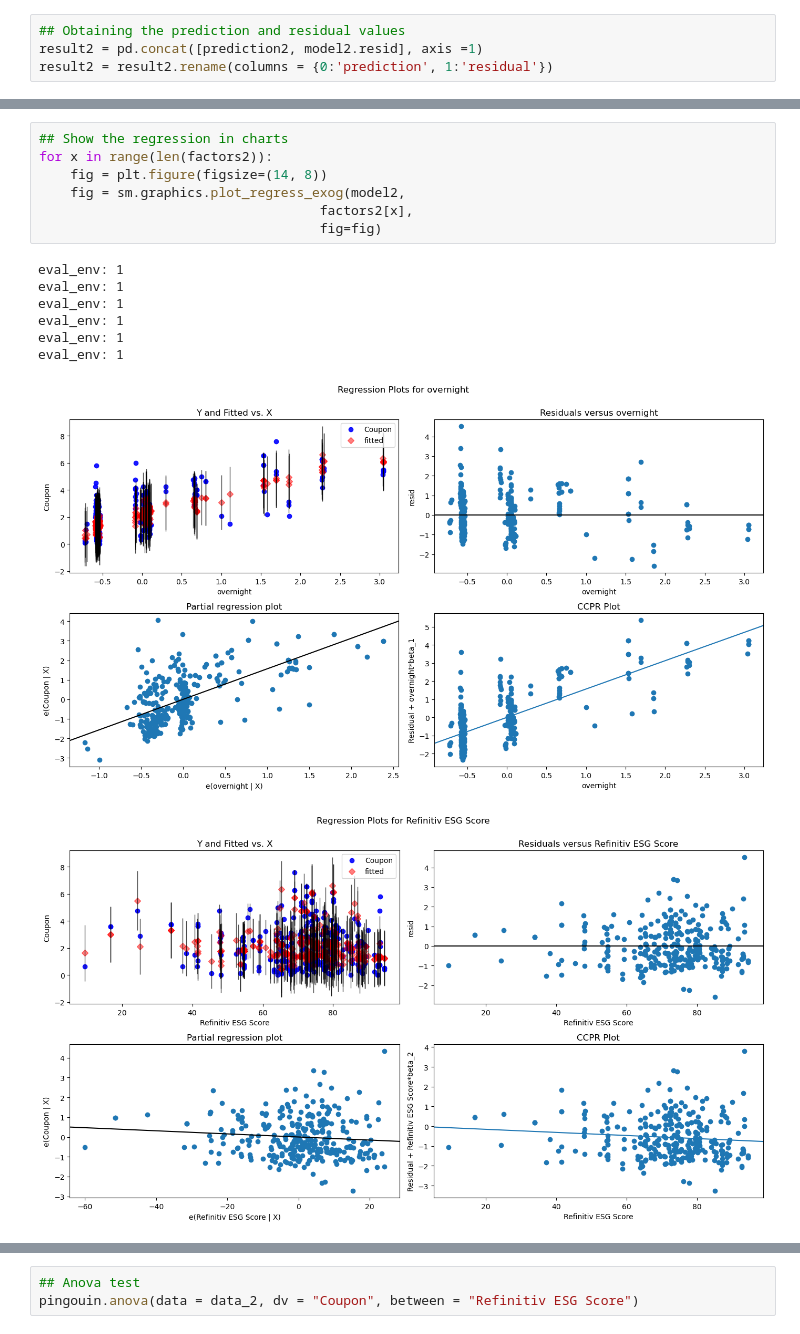
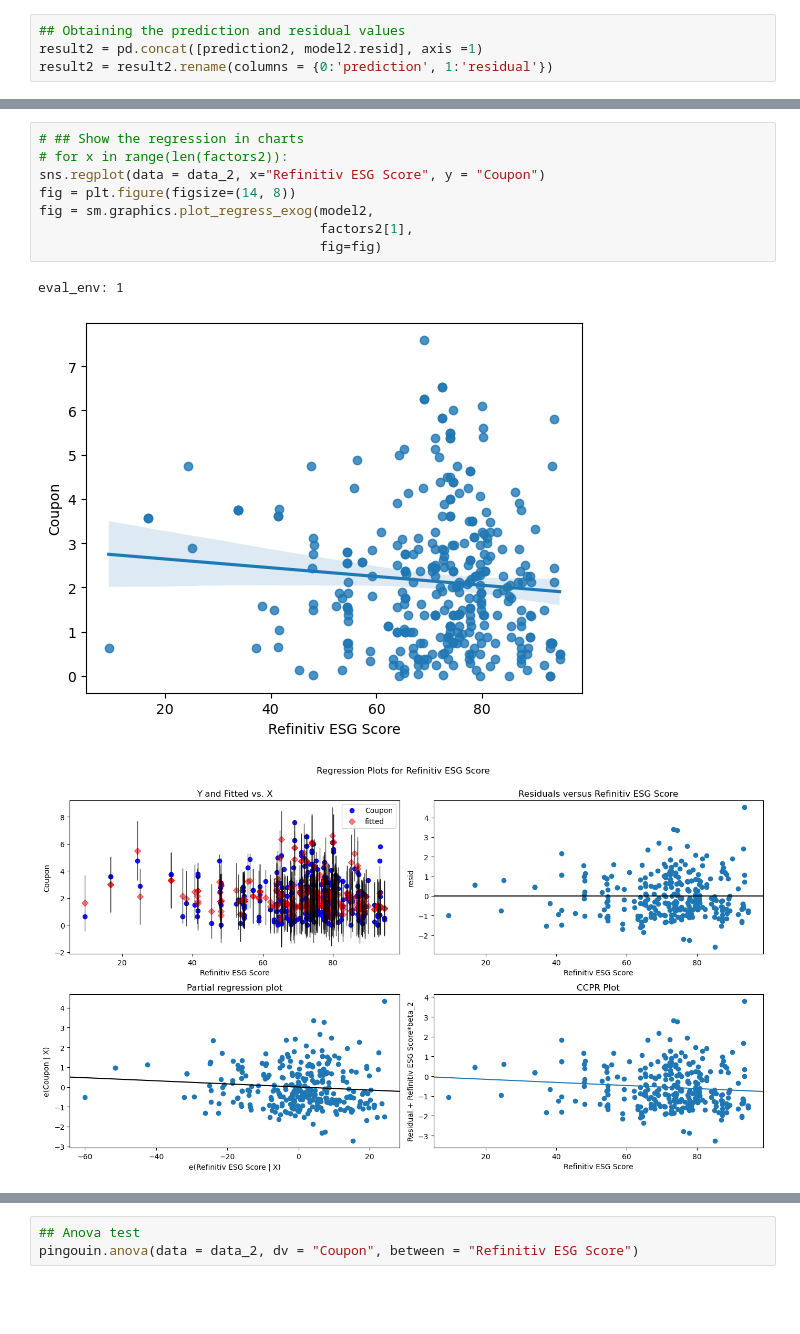
Before and after one commit to steveshao1213/Final_Project_nusbiz, a Jupyter notebook: Final_Project_Python.ipynb, the cells around one changed output, grey strips where cells are left out. Drawn from its saved outputs; the diff is of its cells as text; blank space fills up the shorter version.

```diff
--- a/Final_Project_Python.ipynb
+++ b/Final_Project_Python.ipynb
@@ -235,18 +231,14 @@ with pd.option_context('display.max_rows', None,
 323       3.077    -1.000
 324       1.406     0.718
 # %%
-## Show the regression in charts
-for x in range(len(factors2)):
-    fig = plt.figure(figsize=(14, 8))
-    fig = sm.graphics.plot_regress_exog(model2,
-                                    factors2[x],
+# ## Show the regression in charts
+# for x in range(len(factors2)):
+sns.regplot(data = data_2, x="Refinitiv ESG Score", y = "Coupon")
+fig = plt.figure(figsize=(14, 8))
+fig = sm.graphics.plot_regress_exog(model2,
+                                    factors2[1],
                                     fig=fig)
 # %% [output]
 eval_env: 1
-eval_env: 1
-eval_env: 1
-eval_env: 1
-eval_env: 1
-eval_env: 1
-[figure, old version]
+[figure, new version]
 [figure]
```
Also changed, not shown: parts of 10 cells of this notebook, 4 other files.
